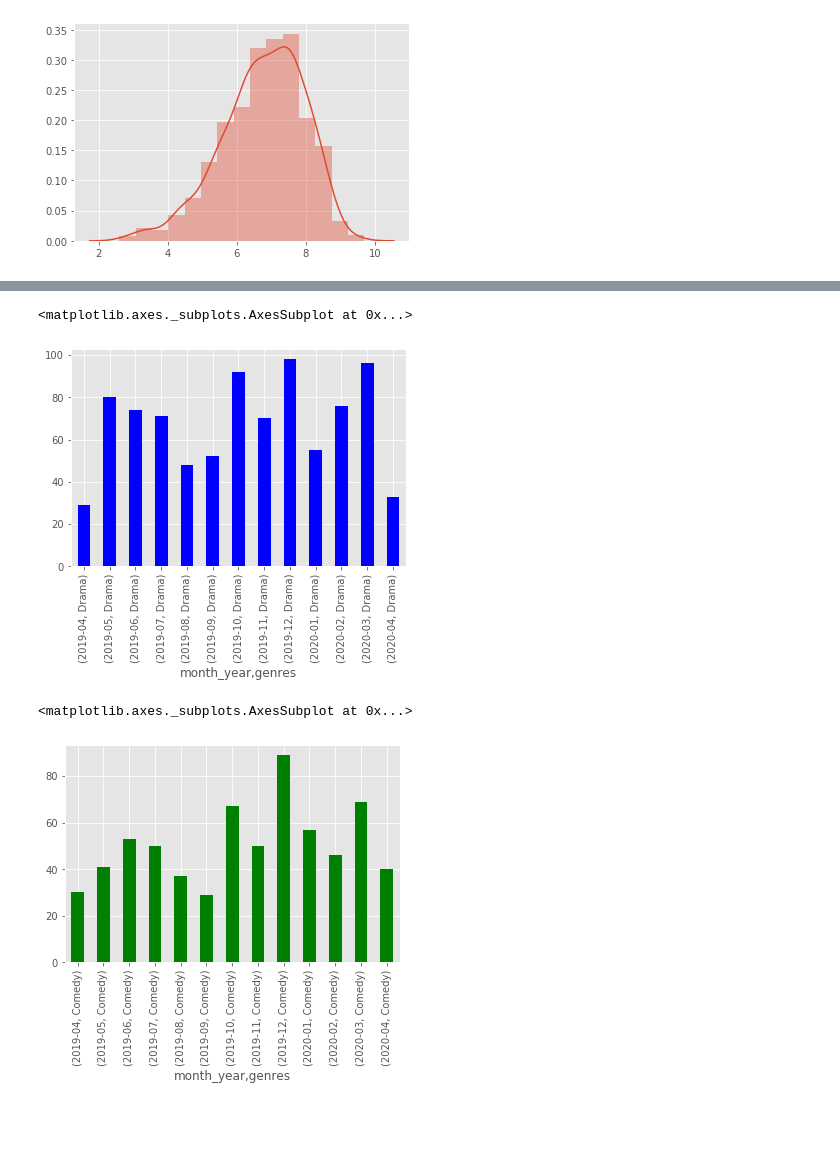
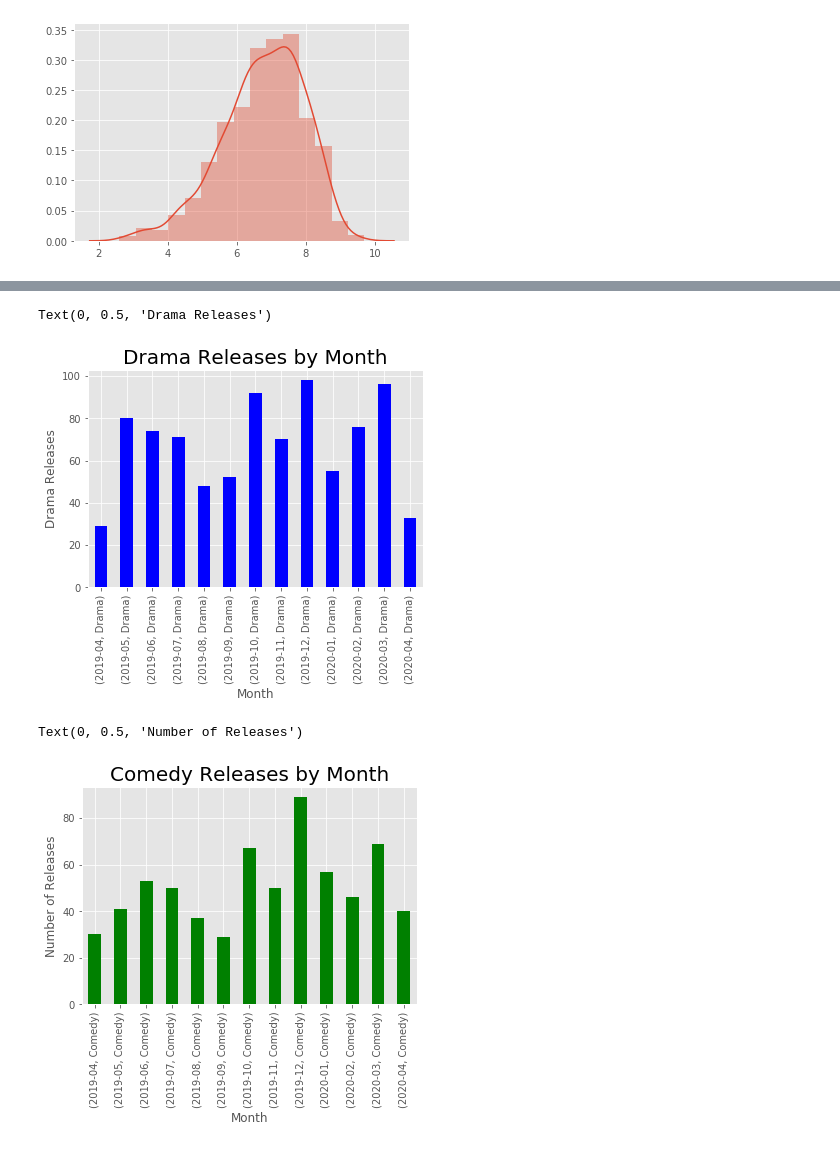
Before and after one commit to davidmz215/Netflix-Yearly-Data, a Jupyter notebook: WhatsOnNetflixDA.ipynb, the cells around one changed output, grey strips where cells are left out. Cells and saved outputs as stored; diff of their text form; code cells hidden in the pictures; blank space fills up the shorter version.

```diff
--- a/WhatsOnNetflixDA.ipynb
+++ b/WhatsOnNetflixDA.ipynb
@@ -89,15 +109,21 @@ genres_df.groupby('genres')['IMDB_score'].median().sort_values(ascending=False).
 df_drama = df_genres.loc[df_genres['genres'] == 'Drama']
 # %%
 df_drama.groupby('month_year')['genres'].value_counts().head(15).plot(kind='bar', color ='b')
+plt.title('Drama Releases by Month', fontsize=20)
+plt.xlabel('Month')
+plt.ylabel('Drama Releases')
 # %% [output]
-<matplotlib.axes._subplots.AxesSubplot at 0x...>
+Text(0, 0.5, 'Drama Releases')
-[figure, old version]
+[figure, new version]
 # %%
 df_comedy = df_genres.loc[df_genres['genres'] == 'Comedy']
 df_comedy.groupby('month_year')['genres'].value_counts().head(15).plot(kind='bar', color ='g')
+plt.title('Comedy Releases by Month', fontsize=20)
+plt.xlabel('Month')
+plt.ylabel('Number of Releases')
 # %% [output]
-<matplotlib.axes._subplots.AxesSubplot at 0x...>
+Text(0, 0.5, 'Number of Releases')
-[figure, old version]
+[figure, new version]
 # %%
 df_original = df.loc[df['Netflix_Original'] == 'Netflix Original']
 df_original.groupby('month_year')['Netflix_Original'].value_counts().head(15).plot(kind='bar', color ='y')
```
Also changed, not shown: parts of 10 cells of this notebook.
